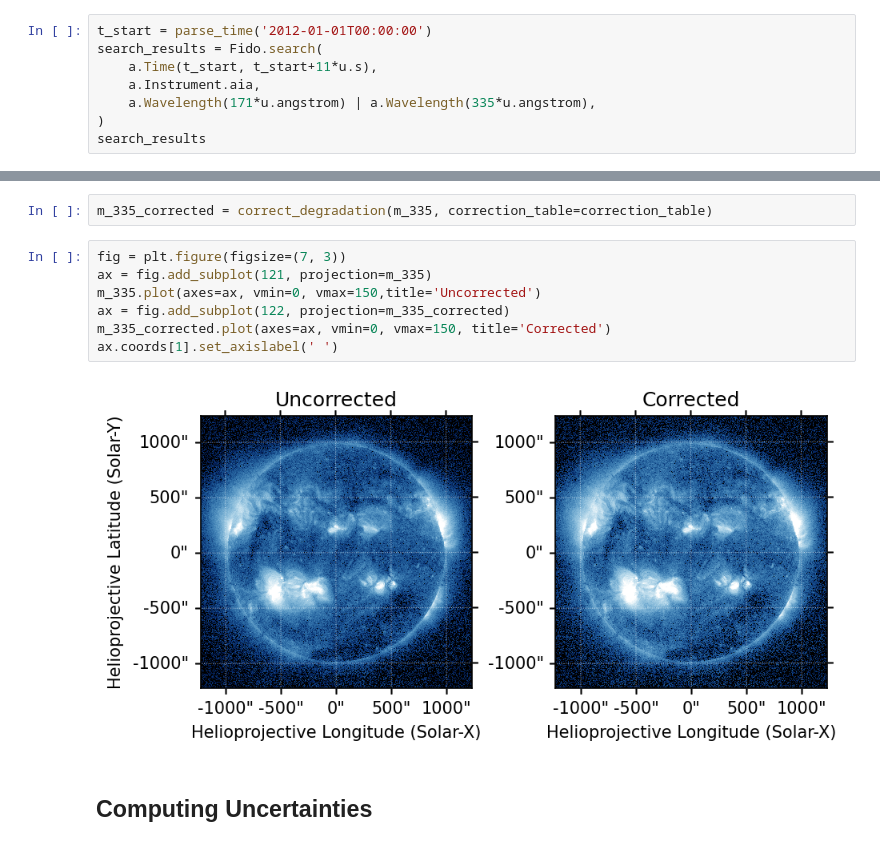
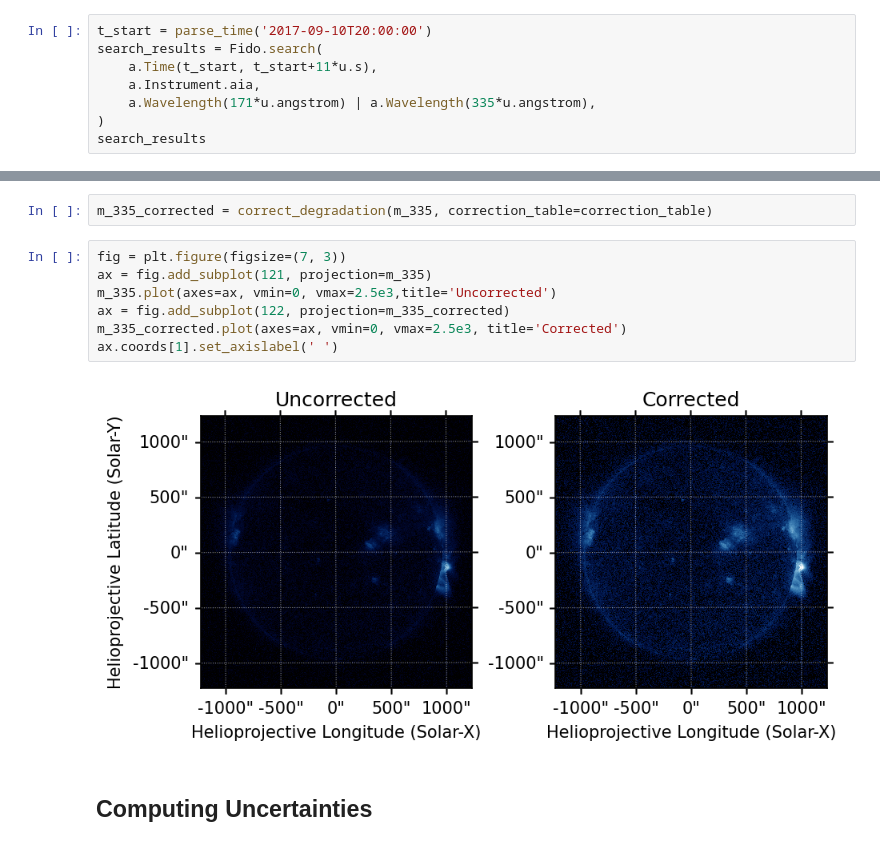
Before and after one commit to sunpy/sunpy.org, a Jupyter notebook: posts/2021/2021-10-01-aiapy-demo.ipynb, the cells around one changed output, grey strips where cells are left out. Saved outputs shown, nothing was run; the diff lists cells and outputs as text.

```diff
--- a/posts/2021/2021-10-01-aiapy-demo.ipynb
+++ b/posts/2021/2021-10-01-aiapy-demo.ipynb
@@ -61,7 +61,7 @@ aiapy v0.6.3
 # %% [markdown]
 First, we will use the `Fido` client to fetch two AIA images from the VSO: one from the 171 Å channel and one from the 335 Å channel.
 # %%
-t_start = parse_time('2012-01-01T00:00:00')
+t_start = parse_time('2017-09-10T20:00:00')
 search_results = Fido.search(
     a.Time(t_start, t_start+11*u.s),
     a.Instrument.aia,
@@ -343,12 +346,12 @@ m_335_corrected = correct_degradation(m_335, correction_table=correction_table)
 # %%
 fig = plt.figure(figsize=(7, 3))
 ax = fig.add_subplot(121, projection=m_335)
-m_335.plot(axes=ax, vmin=0, vmax=150,title='Uncorrected')
+m_335.plot(axes=ax, vmin=0, vmax=2.5e3,title='Uncorrected')
 ax = fig.add_subplot(122, projection=m_335_corrected)
-m_335_corrected.plot(axes=ax, vmin=0, vmax=150, title='Corrected')
+m_335_corrected.plot(axes=ax, vmin=0, vmax=2.5e3, title='Corrected')
 ax.coords[1].set_axislabel(' ')
 # %% [output]
-[figure, old version]
+[figure, new version]
 # %% [markdown]
 ## Computing Uncertainties
 # %% [markdown]
```
Also changed, not shown: parts of 23 cells of this notebook.
